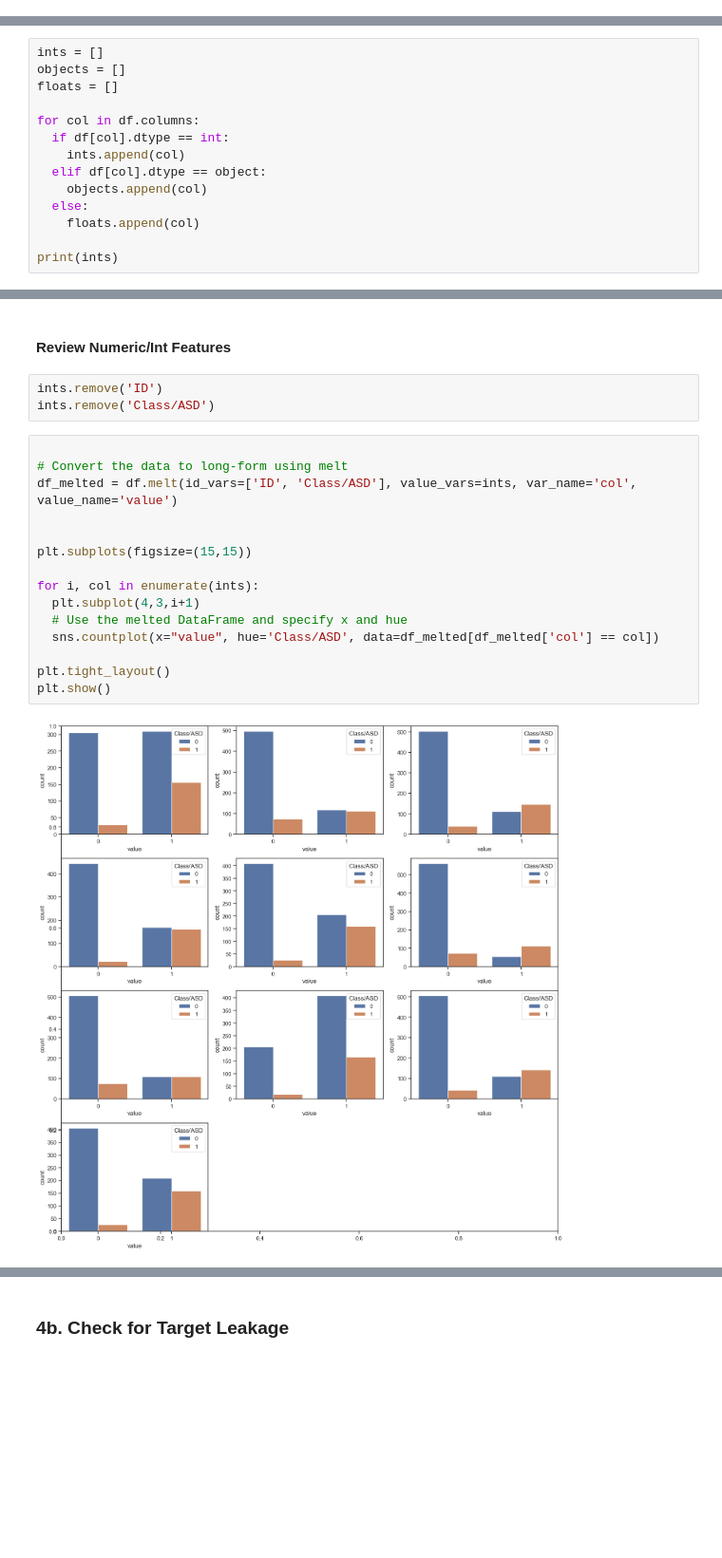
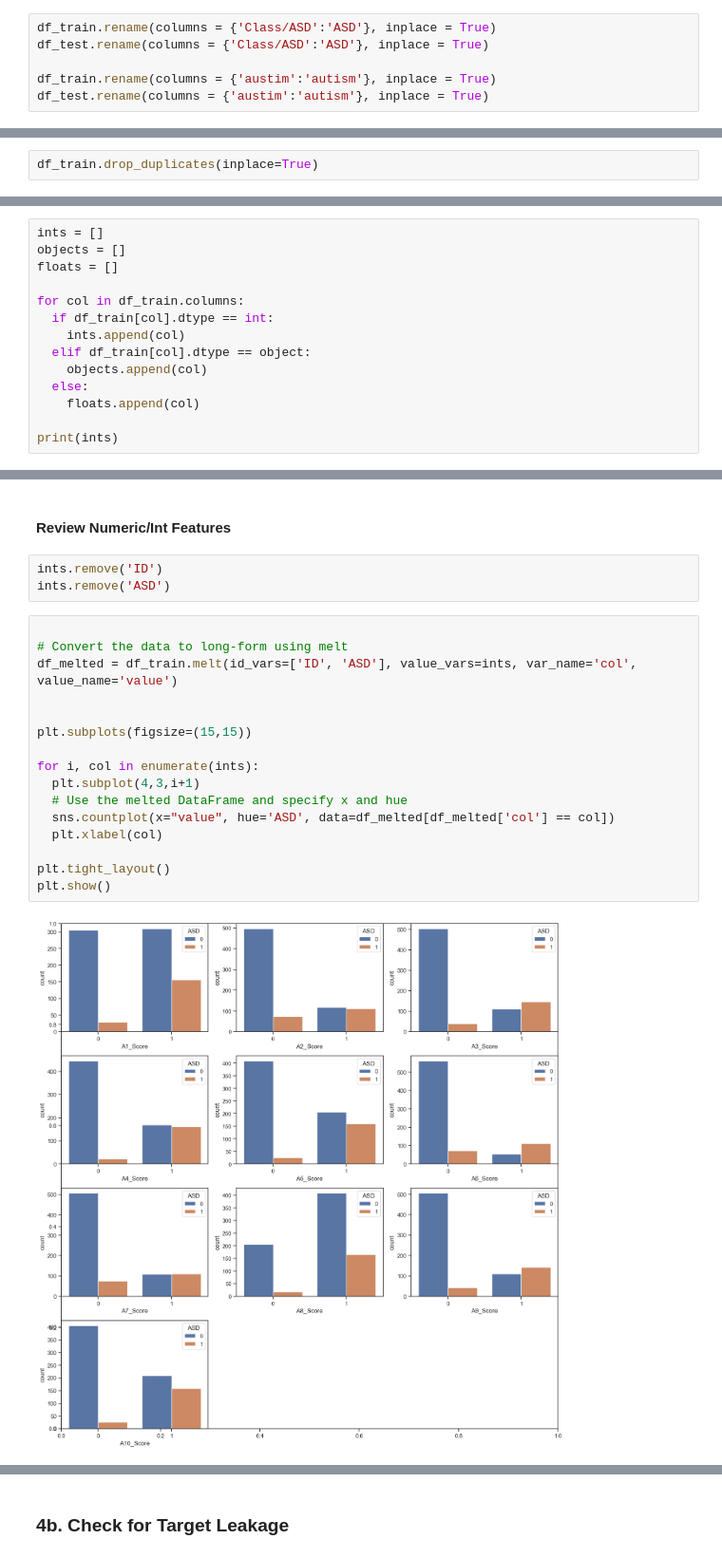
Before and after one commit to duncancalvert/ds_notes, a Jupyter notebook: reusable_templates/predictive_analytics_structured_data/ml_classification_w_structured_data.ipynb, the cells around one changed output, grey strips where cells are left out. Shown at 95% size. Drawn from its saved outputs; the diff is of its cells as text; blank space fills up the shorter version.

Commit message:
ml_classification_w_structured_data latest version with modeling

```diff
--- a/reusable_templates/predictive_analytics_structured_data/ml_classification_w_structured_data.ipynb
+++ b/reusable_templates/predictive_analytics_structured_data/ml_classification_w_structured_data.ipynb
@@ -163,3 +173,9 @@ df.tail(2)
+# %%
+df_train.rename(columns = {'Class/ASD':'ASD'}, inplace = True)
+df_test.rename(columns = {'Class/ASD':'ASD'}, inplace = True)
+
+df_train.rename(columns = {'austim':'autism'}, inplace = True)
+df_test.rename(columns = {'austim':'autism'}, inplace = True)
 # %% [markdown]
 #### Info
 The "info" method provides us with column level info on our dataframe, specifically data types, null count, and indexes
@@ -200,0 +224,2 @@ df.describe()
+# %%
+df_train.drop_duplicates(inplace=True)
@@ -232,10 +316,10 @@ ints = []
 objects = []
 floats = []
 
-for col in df.columns:
-  if df[col].dtype == int:
+for col in df_train.columns:
+  if df_train[col].dtype == int:
     ints.append(col)
-  elif df[col].dtype == object:
+  elif df_train[col].dtype == object:
     objects.append(col)
   else:
     floats.append(col)
@@ -247,23 +331,24 @@ print(ints)
 #### Review Numeric/Int Features
 # %%
 ints.remove('ID')
-ints.remove('Class/ASD')
+ints.remove('ASD')
 # %%
 
 # Convert the data to long-form using melt
-df_melted = df.melt(id_vars=['ID', 'Class/ASD'], value_vars=ints, var_name='col', value_name='value')
+df_melted = df_train.melt(id_vars=['ID', 'ASD'], value_vars=ints, var_name='col', value_name='value')
 
 
 plt.subplots(figsize=(15,15))
 
 for i, col in enumerate(ints):
   plt.subplot(4,3,i+1)
   # Use the melted DataFrame and specify x and hue
-  sns.countplot(x="value", hue='Class/ASD', data=df_melted[df_melted['col'] == col])
+  sns.countplot(x="value", hue='ASD', data=df_melted[df_melted['col'] == col])
+  plt.xlabel(col)
 
 plt.tight_layout()
 plt.show()
 # %% [output]
-[figure, old version]
+[figure, new version]
 # %% [markdown]
 #### Review Categorical Features
```
Also changed, not shown: parts of 40 cells of this notebook, 1 other file.
